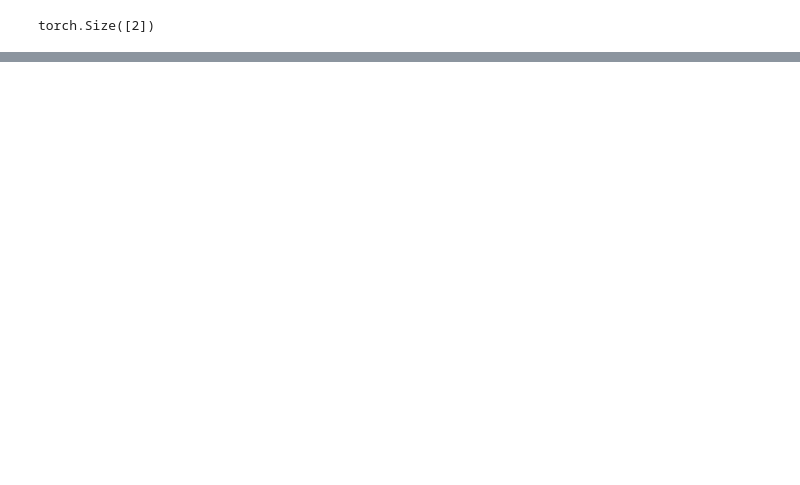
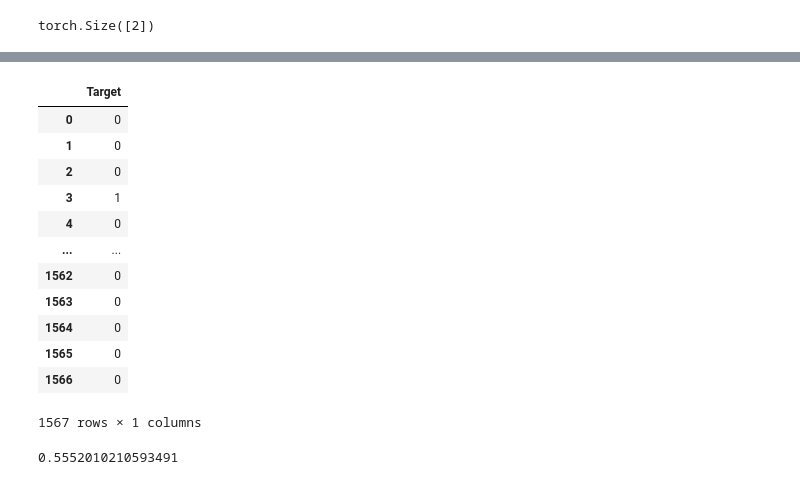
Before and after one commit to NikhilSwaroop-P/ByteStorm-Appian, a Jupyter notebook: notebook.ipynb, the cells around one changed output, grey strips where cells are left out. Drawn from its saved outputs; the diff is of its cells as text; code cells hidden in the pictures; blank space fills up the shorter version.

```diff
--- a/notebook.ipynb
+++ b/notebook.ipynb
@@ -437,0 +652,3 @@ Val   Loss: 0.6608 | Val   Acc: 0.6186
+# %%
+model.load_state_dict(torch.load(checkpoint_path)['model_state_dict'])
+model.eval()
@@ -437,0 +857,15 @@ Val   Loss: 0.6608 | Val   Acc: 0.6186
+# %%
+# model.load_state_dict(torch.load(checkpoint_path)['model_state_dict'])
+model.eval()
+all_predictions = []
+dis = {}
+# with torch.no_grad():
+for i in test_loader_test:
+
+    batch = [torch.stack(col).unsqueeze(0).to(device) for col in i[1:]]
+    out = model(batch)
+    pred = out>0.5
+    pred = pred.int().cpu().numpy()
+    all_predictions.extend(pred.tolist())
+    dis[i[0][0]] = pred.tolist()[0]
+    # break
@@ -437,0 +919,35 @@ Val   Loss: 0.6608 | Val   Acc: 0.6186
+# %%
+# model.load_state_dict(torch.load(checkpoint_path)['model_state_dict'])
+full_loader = get_dataloaders(train, lists, batch_size=3, test_split=0)[0]
+model.eval()
+all_predictionst = []
+# with torch.no_grad():
+for i in full_loader:
+
+    batch = [torch.stack(col).unsqueeze(0).to(device) for col in i]
+    out = model(batch)
+    pred = out>0.5
+    pred = pred.int().cpu().numpy()
+    all_predictionst.extend(pred.tolist())
+# %%
+submission = pd.DataFrame(all_predictionst, columns=['Target'])
+# %%
+submission
+# %% [output]
+|  | Target |
+| 0 | 0 |
+| 1 | 0 |
+| 2 | 0 |
+| 3 | 1 |
+| 4 | 0 |
+| ... | ... |
+| 1562 | 0 |
+| 1563 | 0 |
+| 1564 | 0 |
+| 1565 | 0 |
+| 1566 | 0 |
+1567 rows × 1 columns
+# %%
+(submission['Target'] == train['Target']).mean()
+# %% [output]
+0.5552010210593491
```
Also changed, not shown: parts of 40 cells of this notebook, 3 other files.
